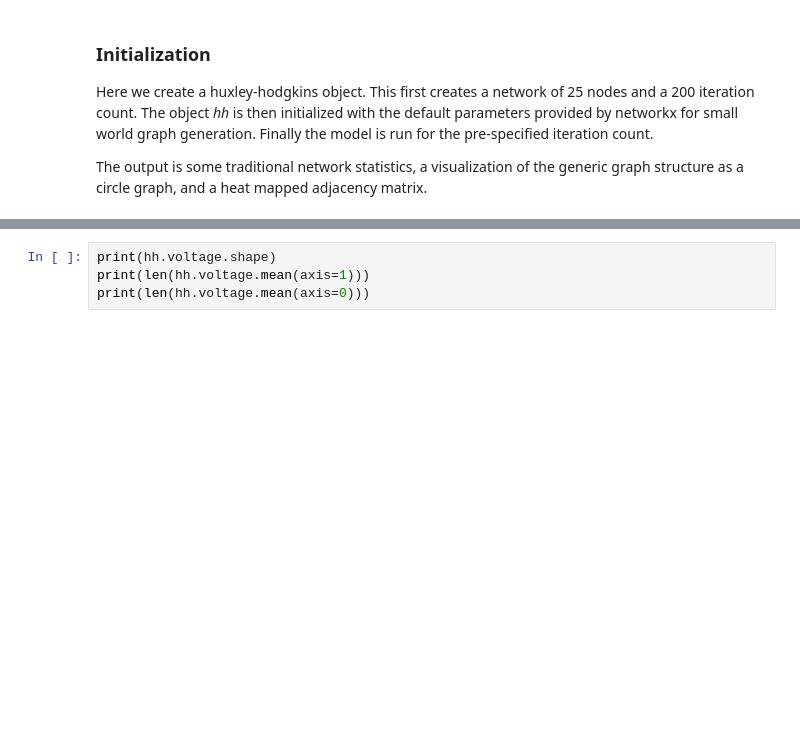
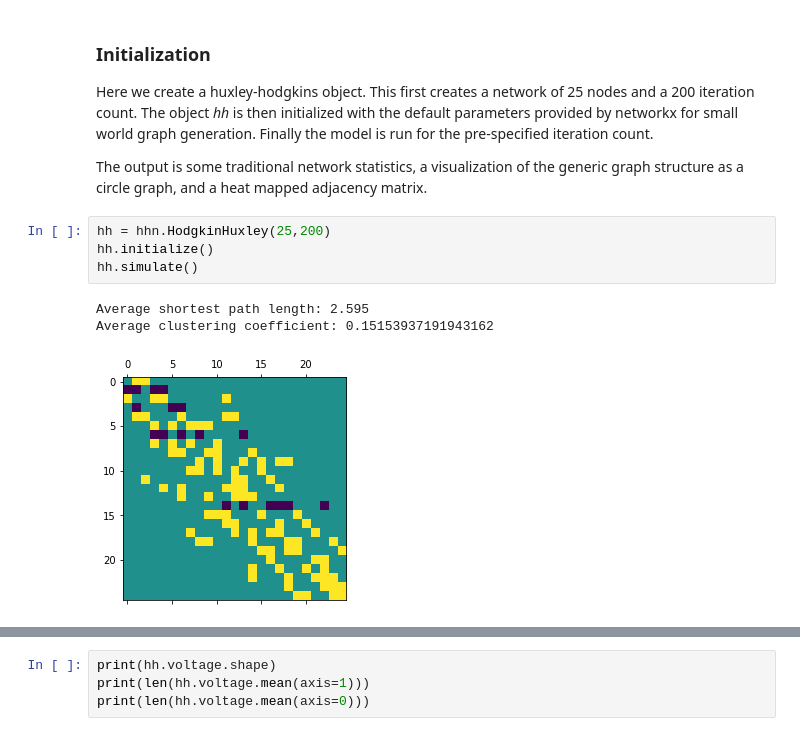
Before and after one commit to denizhanpak/HodgkinHuxley, a Jupyter notebook: BrainFrames.ipynb, the cells around one changed output, grey strips where cells are left out. Drawn from its saved outputs; the diff is of its cells as text; blank space fills up the shorter version.

```diff
--- a/BrainFrames.ipynb
+++ b/BrainFrames.ipynb
@@ -30,3 +30,11 @@ pre-specified iteration count.
 
 The output is some traditional network statistics, a visualization of the generic graph
 structure as a circle graph, and a heat mapped adjacency matrix.
+# %%
+hh = hhn.HodgkinHuxley(25,200)
+hh.initialize()
+hh.simulate()
+# %% [output]
+Average shortest path length: 2.595
+Average clustering coefficient: 0.15153937191943162
+[figure, added]
```
Also changed, not shown: parts of 7 cells of this notebook, 1 other file.
